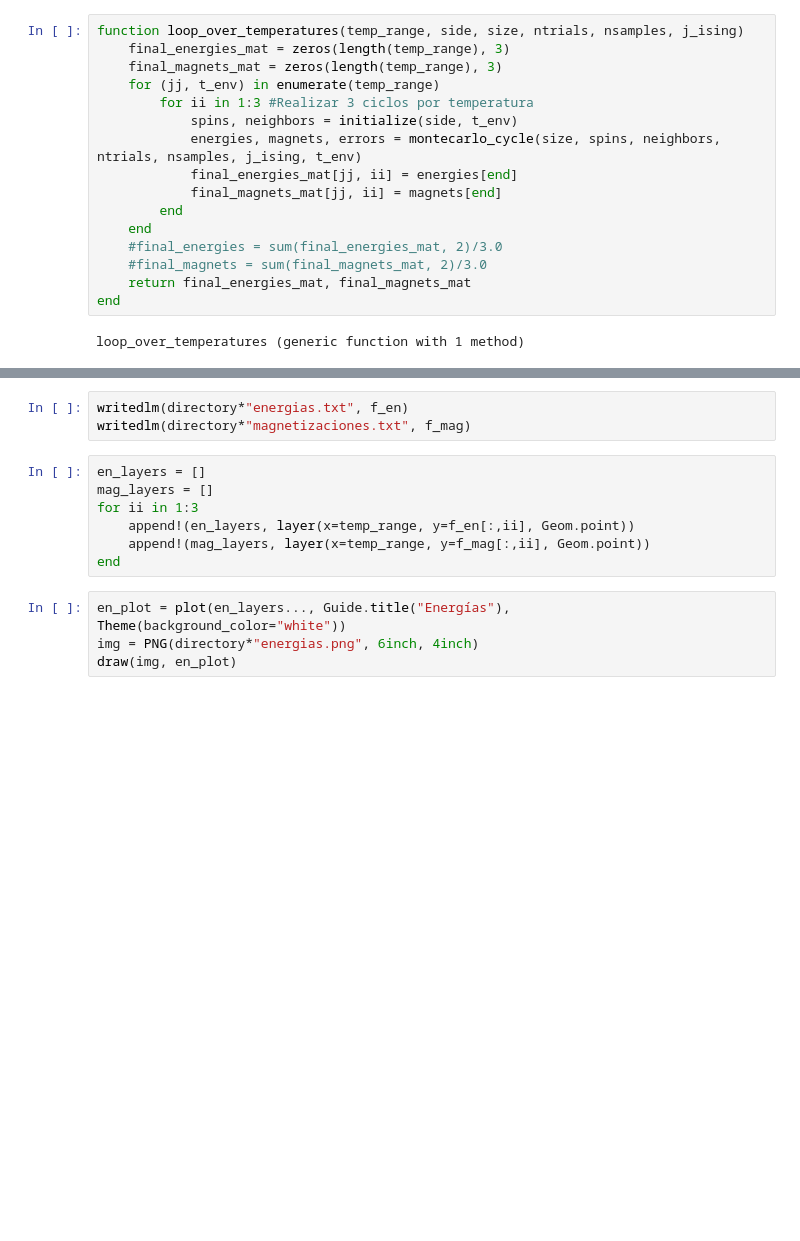
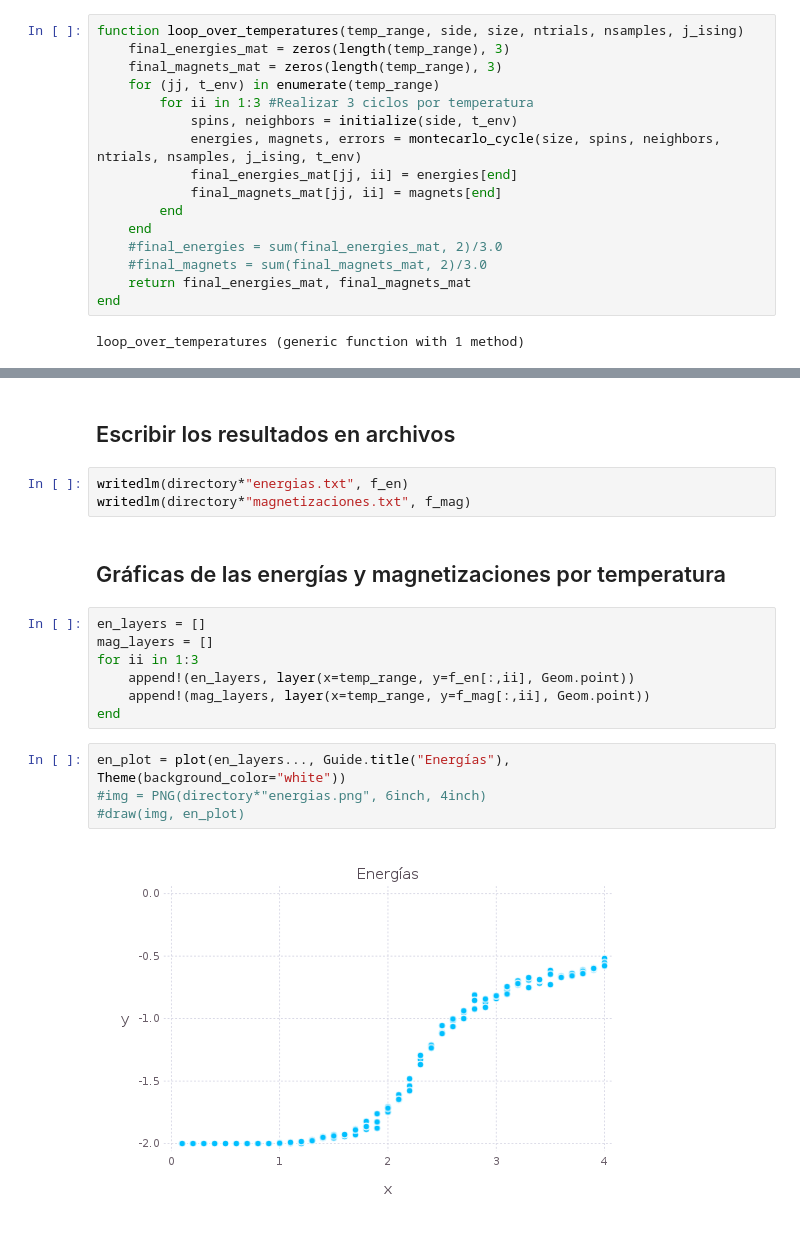
Before and after one commit to RafaelCruzR/Servicio-Social, a Jupyter notebook: Ising model Julia canonico.ipynb, the cells around one changed output, grey strips where cells are left out. Drawn from its saved outputs; the diff is of its cells as text; blank space fills up the shorter version.

```diff
--- a/Ising model Julia canonico.ipynb
+++ b/Ising model Julia canonico.ipynb
@@ -234,6 +227,10 @@ f_en, f_mag = loop_over_temperatures(temp_range, side, size, ntrials, nsamples,
+# %% [markdown]
+## Escribir los resultados en archivos
 # %%
 writedlm(directory*"energias.txt", f_en)
 writedlm(directory*"magnetizaciones.txt", f_mag)
+# %% [markdown]
+## Gráficas de las energías y magnetizaciones por temperatura
 # %%
 en_layers = []
 mag_layers = []
@@ -243,7 +240,9 @@ for ii in 1:3
 end
 # %%
 en_plot = plot(en_layers..., Guide.title("Energías"), Theme(background_color="white"))
-img = PNG(directory*"energias.png", 6inch, 4inch)
-draw(img, en_plot)
+#img = PNG(directory*"energias.png", 6inch, 4inch)
+#draw(img, en_plot)
+# %% [output]
+[figure, added]
 # %%
 mag_plot = plot(mag_layers..., Guide.title("Magnetización"), Theme(background_color="white"))
```
Also changed, not shown: parts of 17 cells of this notebook.
